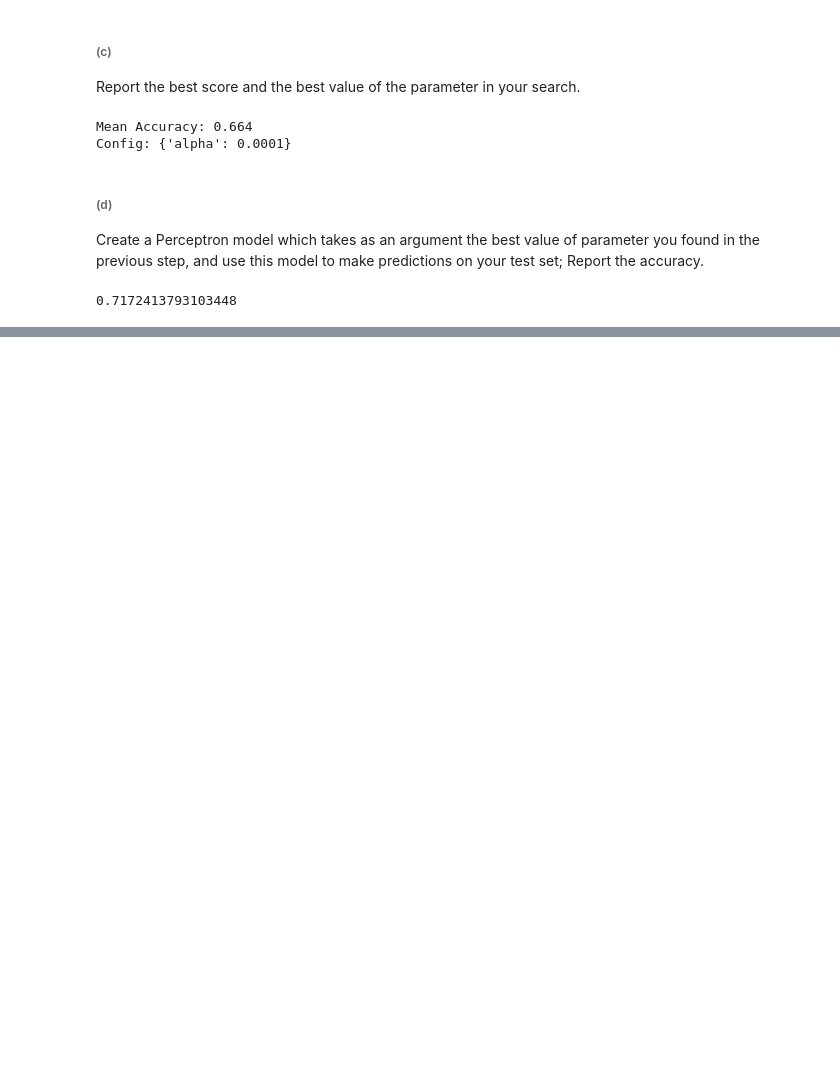
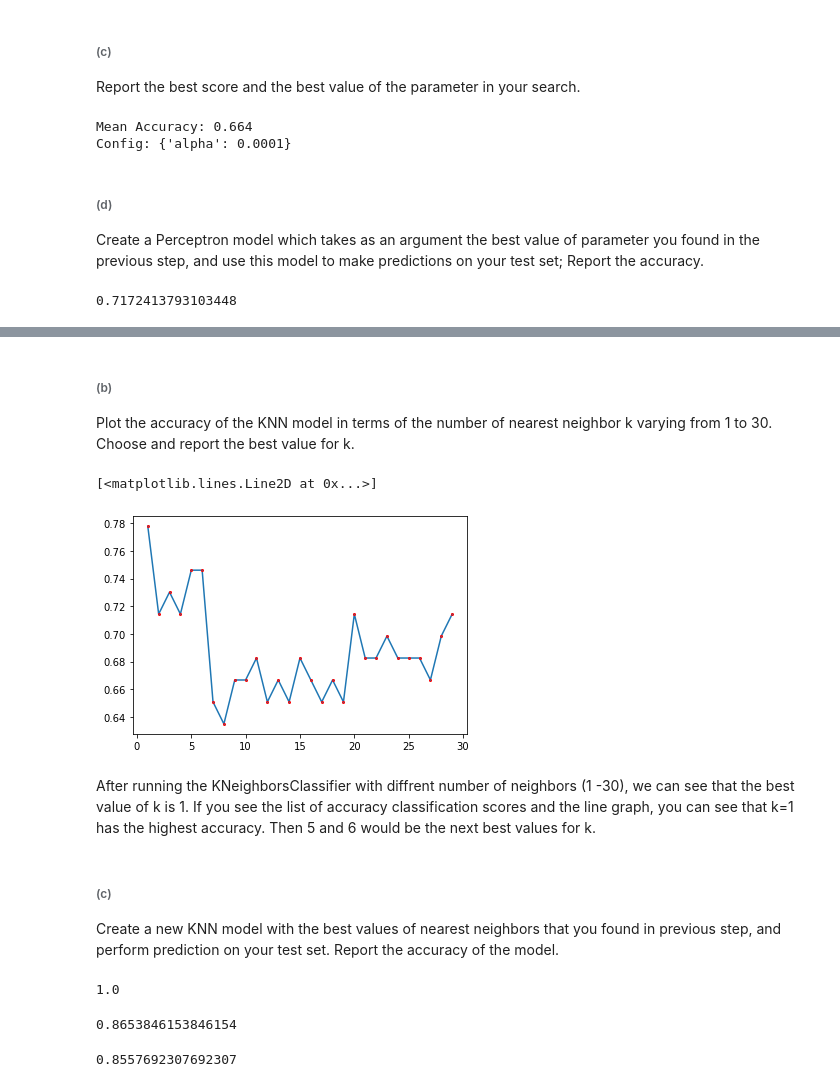
Before and after one commit to Suma-Marri/Machine-Learning, a Jupyter notebook: Marri_hw3_submission.ipynb, the cells around one changed output, grey strips where cells are left out. Saved outputs shown, nothing was run; the diff lists cells and outputs as text; code cells hidden in the pictures; blank space fills up the shorter version.

```diff
--- a/Marri_hw3_submission.ipynb
+++ b/Marri_hw3_submission.ipynb
@@ -220,0 +227,22 @@ clf.score(X_train, Y_train)
+# %%
+# import necessary packages to the Jupyter notebook
+# Create a KNN model with the best parameter K
+import pandas as pd
+import numpy as np
+import matplotlib . pyplot as plt
+
+from pandas import read_csv
+from sklearn . model_selection import train_test_split
+from sklearn . metrics import accuracy_score
+from sklearn . neighbors import KNeighborsClassifier
+
+# read and load the csv data file
+filename = "Dataset/sonar.all-data.csv"
+dataframe = read_csv (filename)
+
+# converting the dataset to a numpy array
+array = dataframe . values
+
+# separate array into input and output components
+X = array [:,:-1]
+Y = array [:,-1]
@@ -220,0 +252,9 @@ clf.score(X_train, Y_train)
+# %%
+X_train, X_test, Y_train, Y_test = train_test_split(X, Y, test_size=0.3, random_state = 5)
+# %%
+scores = {}
+for k in range(1,30):
+  knn = KNeighborsClassifier(n_neighbors=k)
+  knn.fit(X_train, Y_train)
+  y_pred = knn.predict(X_test)
+  scores[k] = accuracy_score(y_pred, Y_test)
@@ -220,0 +281,31 @@ clf.score(X_train, Y_train)
+# %% [markdown]
+###### (b)
+Plot the accuracy of the KNN model in terms of the number of nearest neighbor k varying from 1 to 30. Choose and report the best value for k.
+# %%
+plt.plot(list(scores.keys()),list(scores.values()),marker="o", markersize=2, markeredgecolor="red")
+# %% [output]
+[<matplotlib.lines.Line2D at 0x...>]
+[figure, added]
+# %% [markdown]
+After running the KNeighborsClassifier with diffrent number of neighbors (1 -30), we can see that the best value of k is 1. If you see the list of accuracy classification scores and the line graph, you can see that k=1 has the highest  accuracy. Then 5 and 6 would be the next best values for k.
+# %% [markdown]
+###### (c)
+Create a new KNN model with the best values of nearest neighbors that you found in previous step, and perform prediction on your test set. Report the accuracy of the model.
+# %%
+neigh = KNeighborsClassifier(n_neighbors=1)
+neigh.fit(X, Y)
+neigh.score(X, Y)
+# %% [output]
+1.0
+# %%
+neigh = KNeighborsClassifier(n_neighbors=5)
+neigh.fit(X, Y)
+neigh.score(X, Y)
+# %% [output]
+0.8653846153846154
+# %%
+neigh = KNeighborsClassifier(n_neighbors=6)
+neigh.fit(X, Y)
+neigh.score(X, Y)
+# %% [output]
+0.8557692307692307
```
Also changed, not shown: parts of 7 cells of this notebook.
